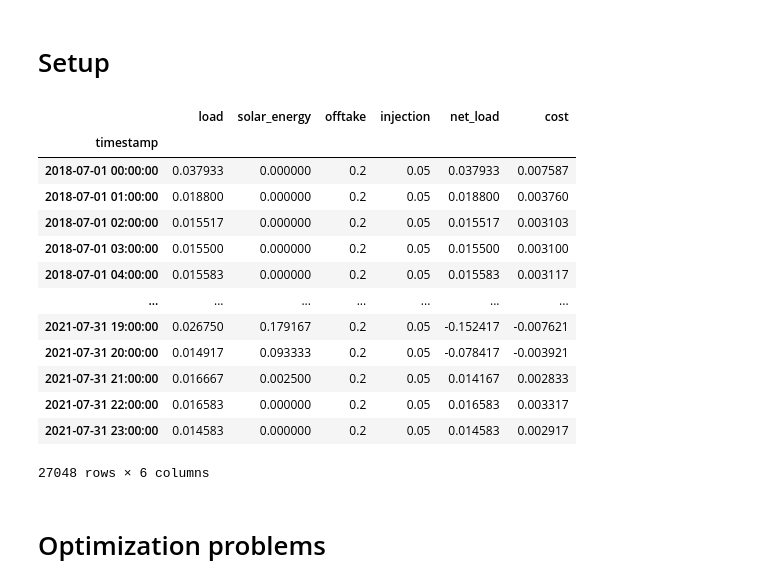
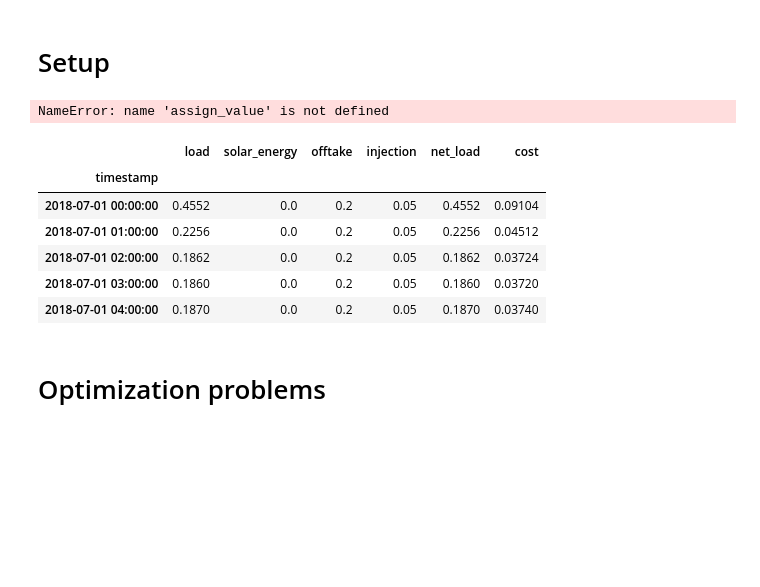
Before and after one commit to Joris-Dprtr/DFL_PVB, a Jupyter notebook: notebooks/OLD/optimization_learning.ipynb, the cells around one changed output. Drawn from its saved outputs; the diff is of its cells as text; code cells hidden in the pictures; blank space fills up the shorter version.

```diff
--- a/notebooks/OLD/optimization_learning.ipynb
+++ b/notebooks/OLD/optimization_learning.ipynb
@@ -18,35 +32,26 @@ def rescale(values, scaler):
     rescaled_values = values * (scaler[1] - scaler[0]) + scaler[0]
     return rescaled_values
 # %%
-nl_data = prep.dutch_data('../data/Dutchdata_clean/building_' + str(building) + '.parquet', 'h')
+nl_data = prep.dutch_data('../../data/Dutchdata_clean/building_' + str(building) + '.parquet', 'h')
 
-def assign_value(time, night, day):
-    if time < pd.Timestamp("08:00:00").time() or time >= pd.Timestamp("19:00:00").time():
-        return night
-    else:
-        return day
+
 
 nl_data.loc[:,'offtake'] = nl_data.index.to_series().apply(lambda x: assign_value(x.time(),0.2,0.3))
 nl_data.loc[:,'injection'] = nl_data.index.to_series().apply(lambda x: assign_value(x.time(),0.05,0.01))
 nl_data['net_load'] = nl_data['load'] - nl_data['solar_energy']
 nl_data['cost'] = nl_data.apply(lambda row: row['net_load'] * row['injection'] if row['net_load'] < 0 else row['net_load'] * row['offtake'], axis=1)
+# %% [output]
+NameError: name 'assign_value' is not defined
 # %%
-nl_data
+nl_data.head()
 # %% [output]
 |  | load | solar_energy | offtake | injection | net_load | cost |
 | timestamp |  |  |  |  |  |  |
-| 2018-07-01 00:00:00 | 0.037933 | 0.000000 | 0.2 | 0.05 | 0.037933 | 0.007587 |
-| 2018-07-01 01:00:00 | 0.018800 | 0.000000 | 0.2 | 0.05 | 0.018800 | 0.003760 |
-| 2018-07-01 02:00:00 | 0.015517 | 0.000000 | 0.2 | 0.05 | 0.015517 | 0.003103 |
-| 2018-07-01 03:00:00 | 0.015500 | 0.000000 | 0.2 | 0.05 | 0.015500 | 0.003100 |
-| 2018-07-01 04:00:00 | 0.015583 | 0.000000 | 0.2 | 0.05 | 0.015583 | 0.003117 |
-| ... | ... | ... | ... | ... | ... | ... |
-| 2021-07-31 19:00:00 | 0.026750 | 0.179167 | 0.2 | 0.05 | -0.152417 | -0.007621 |
-| 2021-07-31 20:00:00 | 0.014917 | 0.093333 | 0.2 | 0.05 | -0.078417 | -0.003921 |
-| 2021-07-31 21:00:00 | 0.016667 | 0.002500 | 0.2 | 0.05 | 0.014167 | 0.002833 |
-| 2021-07-31 22:00:00 | 0.016583 | 0.000000 | 0.2 | 0.05 | 0.016583 | 0.003317 |
-| 2021-07-31 23:00:00 | 0.014583 | 0.000000 | 0.2 | 0.05 | 0.014583 | 0.002917 |
+| 2018-07-01 00:00:00 | 0.4552 | 0.0 | 0.2 | 0.05 | 0.4552 | 0.09104 |
+| 2018-07-01 01:00:00 | 0.2256 | 0.0 | 0.2 | 0.05 | 0.2256 | 0.04512 |
+| 2018-07-01 02:00:00 | 0.1862 | 0.0 | 0.2 | 0.05 | 0.1862 | 0.03724 |
+| 2018-07-01 03:00:00 | 0.1860 | 0.0 | 0.2 | 0.05 | 0.1860 | 0.03720 |
+| 2018-07-01 04:00:00 | 0.1870 | 0.0 | 0.2 | 0.05 | 0.1870 | 0.03740 |
-27048 rows × 6 columns
 # %%
 device = torch.device("cuda" if torch.cuda.is_available() else "cpu")
 # %% [markdown]
```
Also changed, not shown: parts of 8 cells of this notebook, 5 other files.
